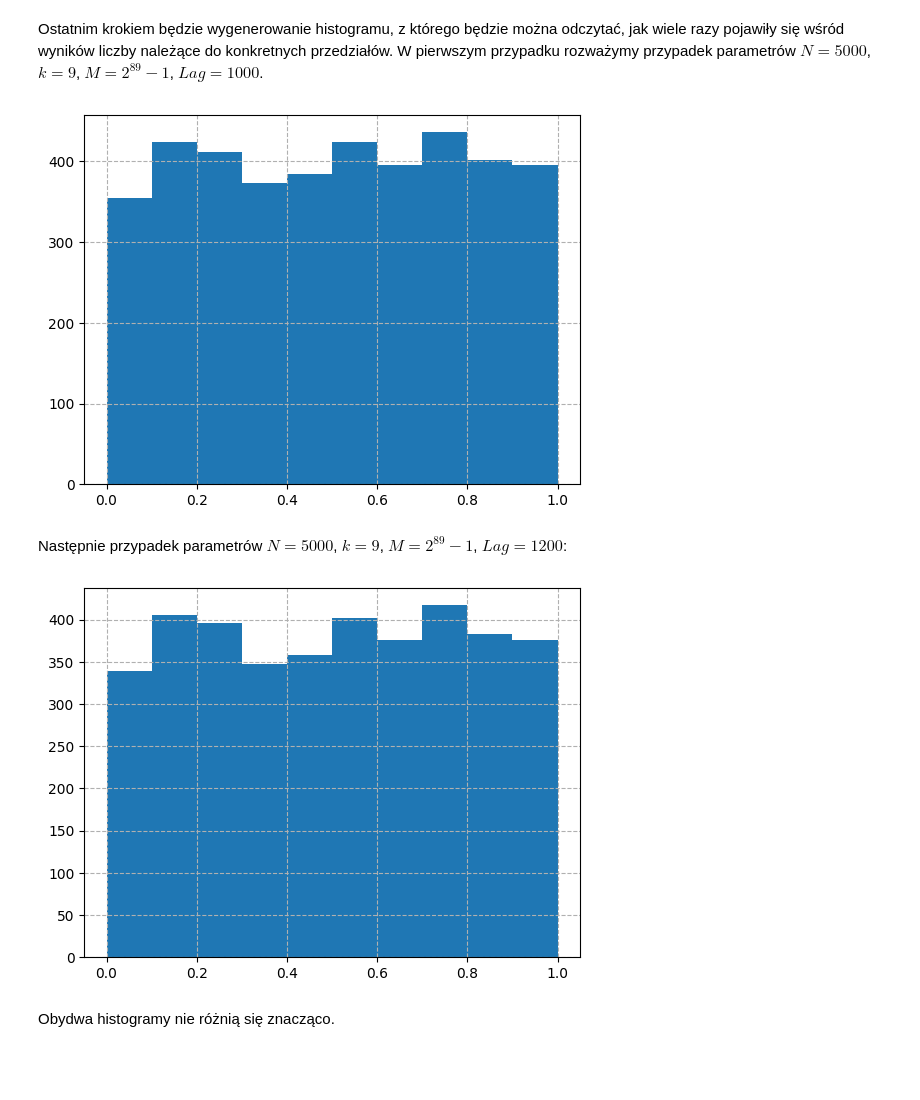
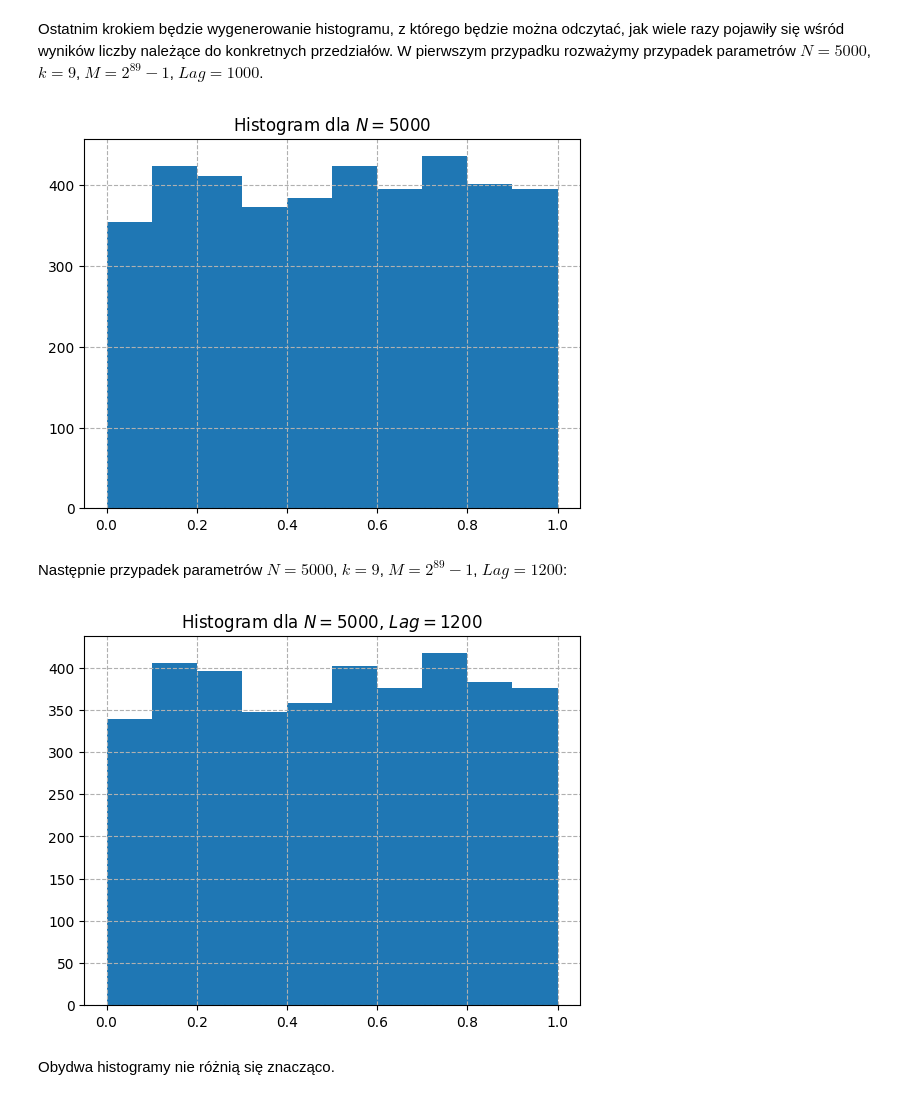
Before and after one commit to wust-research-group/raport-koncowy-szalonemacierze, a Jupyter notebook: zadanie_1.ipynb, the cells around one changed output. Saved outputs shown, nothing was run; the diff lists cells and outputs as text; code cells hidden in the pictures; blank space fills up the shorter version.

```diff
--- a/zadanie_1.ipynb
+++ b/zadanie_1.ipynb
@@ -114,11 +119,12 @@ Ostatnim krokiem będzie wygenerowanie histogramu, z którego będzie można odc
 # %%
 wynik = ACORN(5000, 9, 2 ** (81) - 1, 1000)
 plt.Figure(figsize=(4, 3))
 plt.hist(wynik)
 plt.grid(linestyle="--")
+plt.title("Histogram dla $N=5000$")
 plt.show()
 # %% [output]
-[figure, old version]
+[figure, new version]
 # %% [markdown]
 Następnie przypadek parametrów $N=5000$, $k=9$, $M=2^{89}-1$, $Lag=1200$:
 # %%
@@ -126,9 +132,10 @@ wynik = ACORN(5000, 9, 2 ** (81) - 1, 1200)
 plt.Figure(figsize=(4, 3))
 plt.hist(wynik)
 plt.grid(linestyle="--")
+plt.title("Histogram dla $N=5000$, $Lag=1200$")
 plt.show()
 # %% [output]
-[figure, old version]
+[figure, new version]
 # %% [markdown]
 Obydwa histogramy nie różnią się znacząco.
 # %% [markdown]
```
Also changed, not shown: parts of 6 cells of this notebook.
